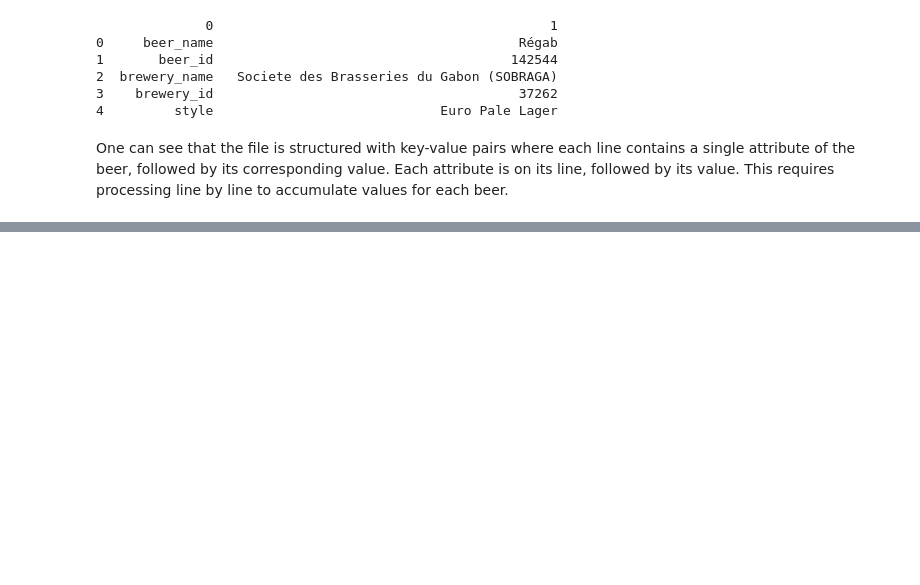
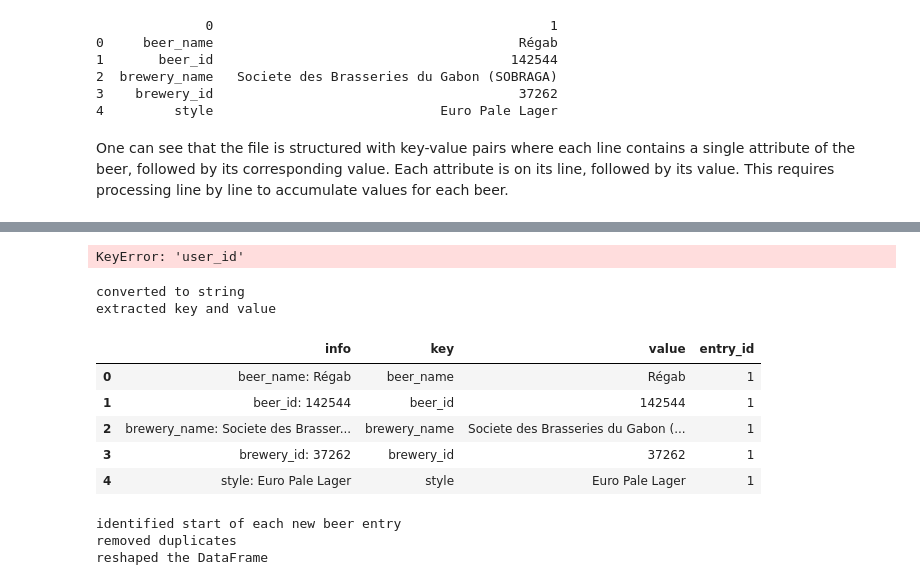
Before and after one commit to epfl-ada/ada-2024-project-databrewers, a Jupyter notebook: clemence.ipynb, the cells around one changed output, grey strips where cells are left out. Drawn from its saved outputs; the diff is of its cells as text; code cells hidden in the pictures; blank space fills up the shorter version.

```diff
--- a/clemence.ipynb
+++ b/clemence.ipynb
@@ -310,0 +677,79 @@ print(df)
+# %%
+import pandas as pd
+from vaderSentiment.vaderSentiment import SentimentIntensityAnalyzer
+from collections import Counter
+import re
+
+# Preprocess reviews to keep only those from US users
+users_ba = pd.read_csv('../data/users.csv')
+reviews_ba = pd.read_csv('./data/BeerAdvocate/reviews.txt.gz', names=["info"], header=None, delimiter='\t', on_bad_lines='skip')
+
+# Split location column
+users_ba['country'] = users_ba['location'].str.split(',').str[0]
+us_users = users_ba[users_ba['country'] == 'United States']
+
+# Merge reviews with US-only users
+us_reviews = reviews_ba.merge(us_users[['user_id']], on='user_id', how='inner')
+
+# Sentiment analysis and most frequent words extraction
+analyzer = SentimentIntensityAnalyzer()
+all_words = []
+sentiments = []
+
+# Text preprocessing
+def preprocess_text(text):
+    words = re.findall(r'\b\w+\b', text.lower())  # Find words, ignoring punctuation and case
+    return words
+
+# Perform sentiment analysis and word counting
+for review in us_reviews['info']:
+    words = preprocess_text(review)
+    all_words.extend(words)
+
+    sentiment_score = analyzer.polarity_scores(review)
+    sentiments.append(sentiment_score['compound'])
+
+# Calculate frequency of the 10 most common words
+word_freq = Counter(all_words).most_common(10)
+print("Most Frequent Words:", word_freq)
+
+# Display sentiment distribution
+print("Average Sentiment Score:", sum(sentiments) / len(sentiments))
+# %% [output]
+KeyError: 'user_id'
+# %%
+def fromLineToDataFrame(df):
+
+    df['info'] = df['info'].astype(str)
+    print("converted to string")
+    df[['key', 'value']] = df['info'].str.extract(r'([^:]+):\s*(.*)')
+    print("extracted key and value")
+# Fill any missing values in the 'value' column with an empty string
+    df['value'] = df['value'].fillna('')
+    # Identify the start of each new beer entry by finding 'beer_name' rows
+    df['entry_id'] = (df['key'] == 'beer_name').cumsum()
+    display(df.head())
+    print("identified start of each new beer entry")
+    # Remove duplicates within each entry (entry_id) by keeping only the first occurrence of each key
+    df = df.drop_duplicates(subset=['entry_id', 'key'])
+    print("removed duplicates")
+    # Reshape the DataFrame using pivot
+    df_wide = df.pivot(index='entry_id', columns='key', values='value')
+    print("reshaped the DataFrame")
+    # Optional: Reset index to remove multi-index structure
+    df_wide.reset_index(drop=True, inplace=True)
+    return df_wide
+# Convert the reviews to a DataFrame with columns other than 'info'
+reviews = fromLineToDataFrame(reviews_ba)
+# %% [output]
+converted to string
+extracted key and value
+|  | info | key | value | entry_id |
+| 0 | beer_name: Régab | beer_name | Régab | 1 |
+| 1 | beer_id: 142544 | beer_id | 142544 | 1 |
+| 2 | brewery_name: Societe des Brasser... | brewery_name | Societe des Brasseries du Gabon (... | 1 |
+| 3 | brewery_id: 37262 | brewery_id | 37262 | 1 |
+| 4 | style: Euro Pale Lager | style | Euro Pale Lager | 1 |
+identified start of each new beer entry
+removed duplicates
+reshaped the DataFrame
```
Also changed, not shown: parts of 16 cells of this notebook.
